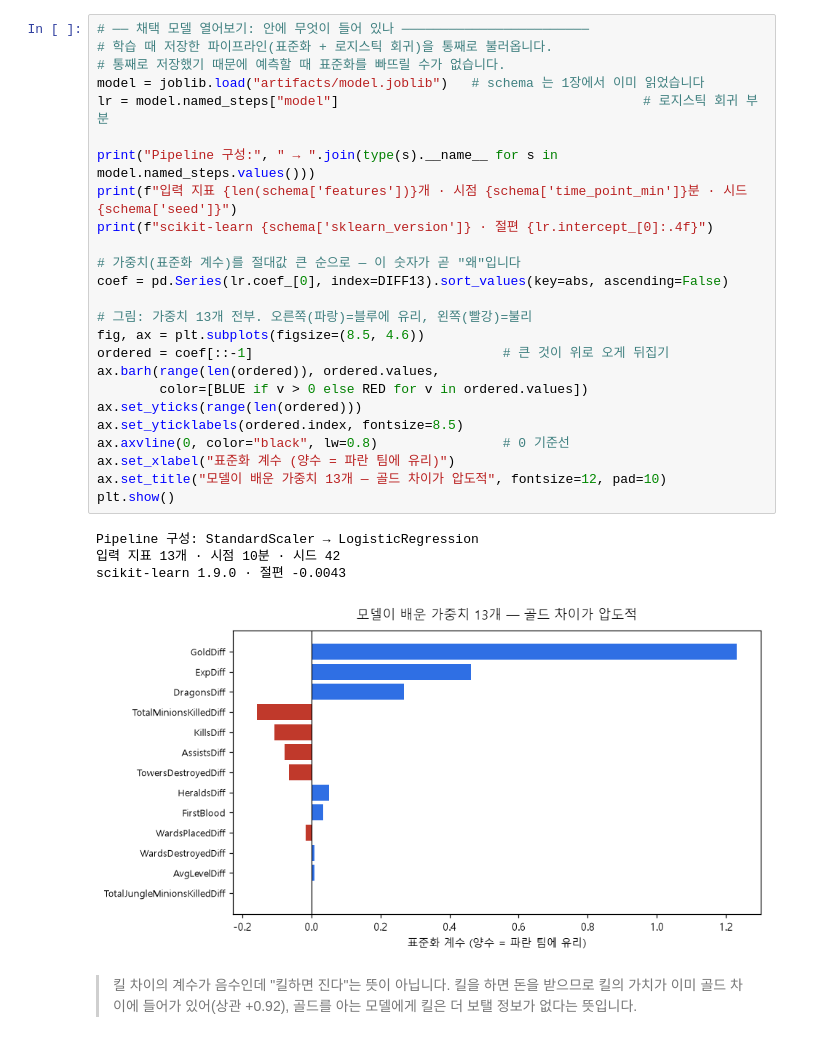
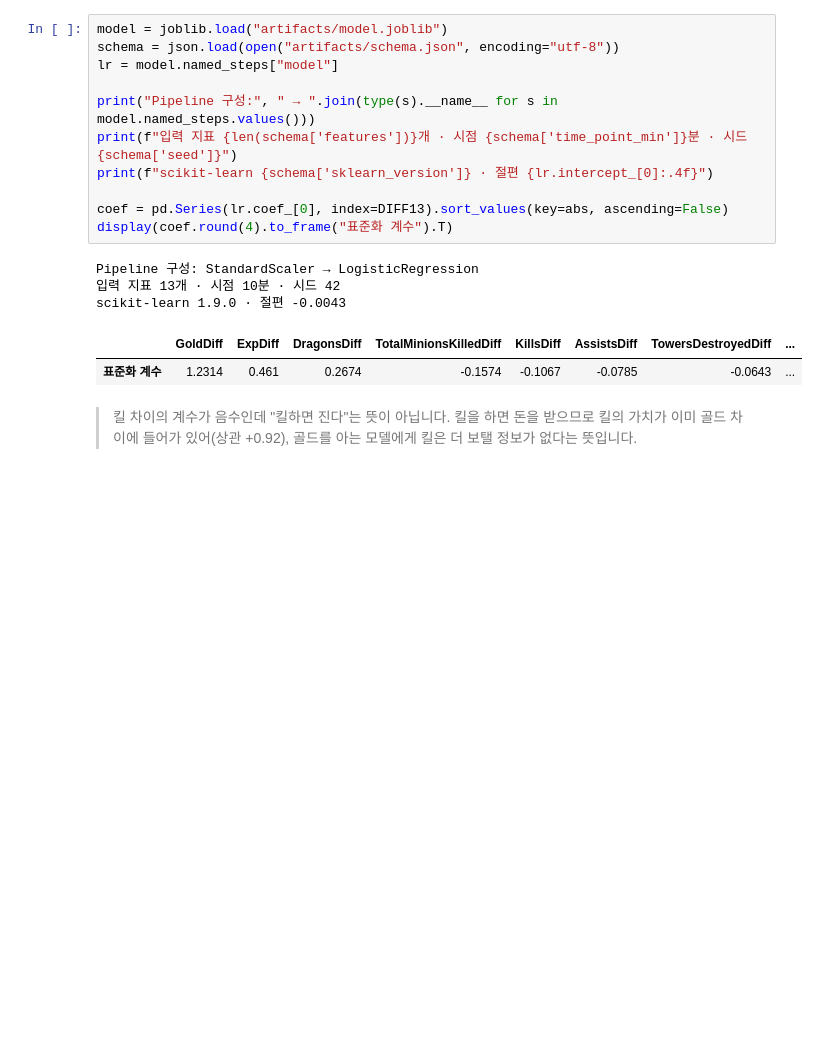
Before and after one commit to wpalswpa/project2608, a Jupyter notebook: reports/model_report.ipynb, the cells around one changed output. Saved outputs shown, nothing was run; the diff lists cells and outputs as text; blank space fills up the shorter version.

```diff
--- a/reports/model_report.ipynb
+++ b/reports/model_report.ipynb
@@ -188,35 +68,22 @@ plt.show()
 전체와 거의 같습니다. 정보가 두 지표에 몰려 있어 조정해도 짜낼 것이 없습니다.
 판정 기준값도 0.40~0.60을 훑어본 결과 평평해서 **기본값 0.5**를 그대로 씁니다.
 # %%
-# ── 채택 모델 열어보기: 안에 무엇이 들어 있나 ────────────────────────
-# 학습 때 저장한 파이프라인(표준화 + 로지스틱 회귀)을 통째로 불러옵니다.
-# 통째로 저장했기 때문에 예측할 때 표준화를 빠뜨릴 수가 없습니다.
-model = joblib.load("artifacts/model.joblib")   # schema 는 1장에서 이미 읽었습니다
-lr = model.named_steps["model"]                                       # 로지스틱 회귀 부분
+model = joblib.load("artifacts/model.joblib")
+schema = json.load(open("artifacts/schema.json", encoding="utf-8"))
+lr = model.named_steps["model"]
 
 print("Pipeline 구성:", " → ".join(type(s).__name__ for s in model.named_steps.values()))
 print(f"입력 지표 {len(schema['features'])}개 · 시점 {schema['time_point_min']}분 · 시드 {schema['seed']}")
 print(f"scikit-learn {schema['sklearn_version']} · 절편 {lr.intercept_[0]:.4f}")
 
-# 가중치(표준화 계수)를 절대값 큰 순으로 — 이 숫자가 곧 "왜"입니다
 coef = pd.Series(lr.coef_[0], index=DIFF13).sort_values(key=abs, ascending=False)
-
-# 그림: 가중치 13개 전부. 오른쪽(파랑)=블루에 유리, 왼쪽(빨강)=불리
-fig, ax = plt.subplots(figsize=(8.5, 4.6))
-ordered = coef[::-1]                                # 큰 것이 위로 오게 뒤집기
-ax.barh(range(len(ordered)), ordered.values,
-        color=[BLUE if v > 0 else RED for v in ordered.values])
-ax.set_yticks(range(len(ordered)))
-ax.set_yticklabels(ordered.index, fontsize=8.5)
-ax.axvline(0, color="black", lw=0.8)                # 0 기준선
-ax.set_xlabel("표준화 계수 (양수 = 파란 팀에 유리)")
-ax.set_title("모델이 배운 가중치 13개 — 골드 차이가 압도적", fontsize=12, pad=10)
-plt.show()
+display(coef.round(4).to_frame("표준화 계수").T)
 # %% [output]
 Pipeline 구성: StandardScaler → LogisticRegression
 입력 지표 13개 · 시점 10분 · 시드 42
 scikit-learn 1.9.0 · 절편 -0.0043
-[figure, removed]
+|  | GoldDiff | ExpDiff | DragonsDiff | TotalMinionsKilledDiff | KillsDiff | AssistsDiff | TowersDestroyedDiff | ... |
+| 표준화 계수 | 1.2314 | 0.461 | 0.2674 | -0.1574 | -0.1067 | -0.0785 | -0.0643 | ... |
 # %% [markdown]
 > 킬 차이의 계수가 음수인데 "킬하면 진다"는 뜻이 아닙니다. 킬을 하면 돈을 받으므로
 > 킬의 가치가 이미 골드 차이에 들어가 있어(상관 +0.92), 골드를 아는 모델에게 킬은 더 보탤 정보가 없다는 뜻입니다.
```
Also changed, not shown: parts of 28 cells of this notebook, 4 other files.
